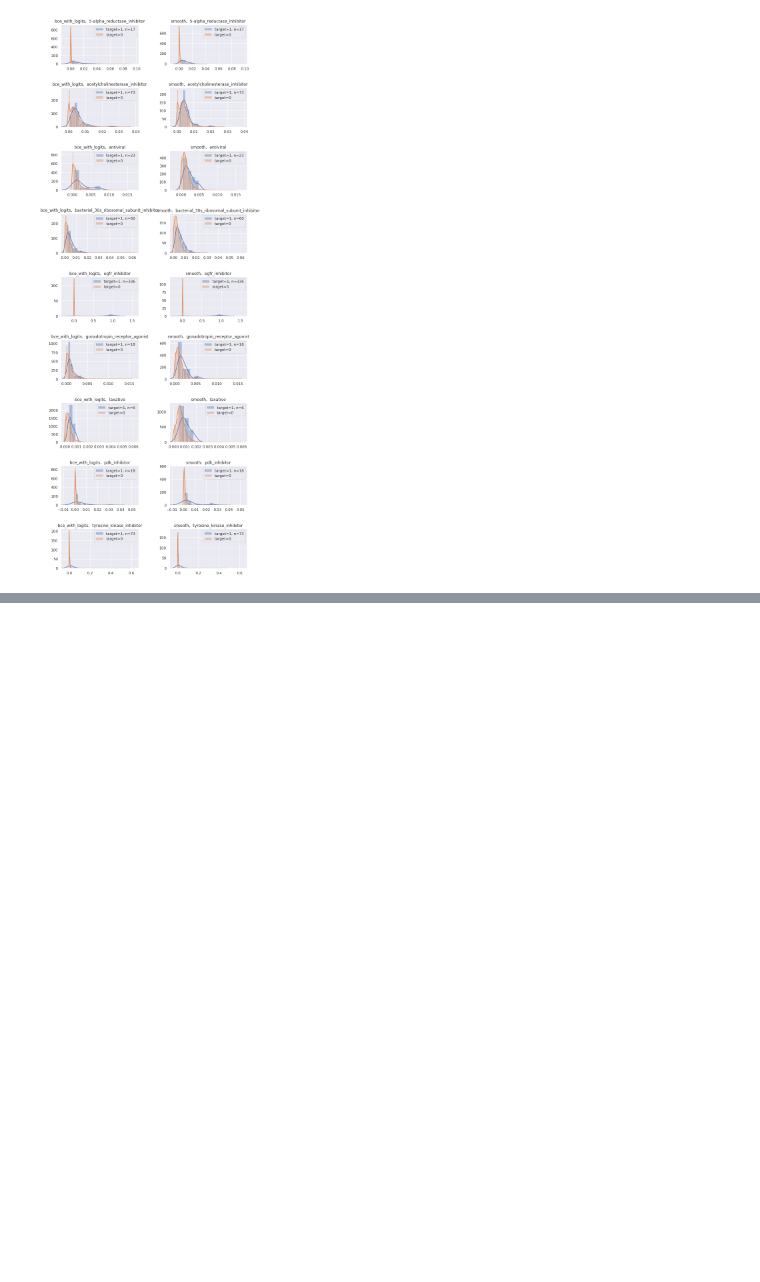
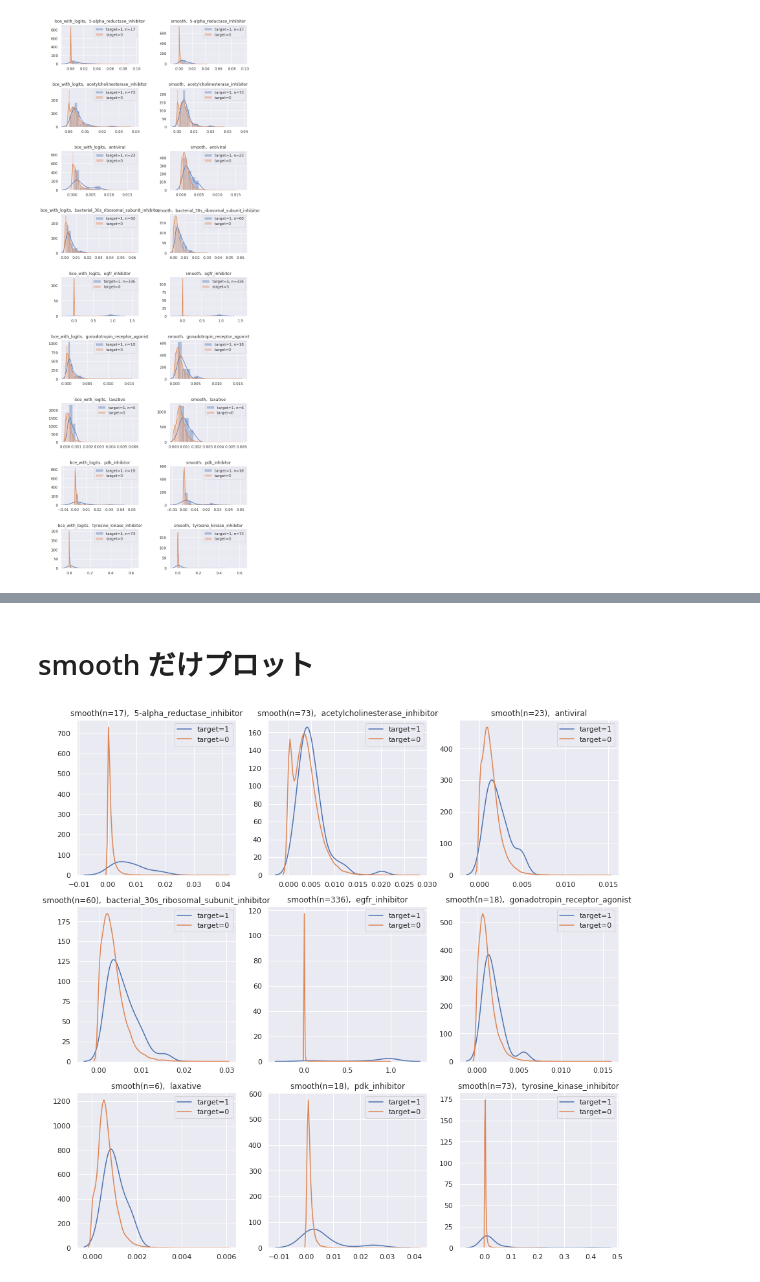
Before and after one commit to fkubota/kaggle-Mechanisms-of-Action-MoA-Prediction, a Jupyter notebook: nb/014_analysis_label_smoothing.ipynb, the cells around one changed output, grey strips where cells are left out. Cells and saved outputs as stored; diff of their text form; code cells hidden in the pictures; blank space fills up the shorter version.

```diff
--- a/nb/014_analysis_label_smoothing.ipynb
+++ b/nb/014_analysis_label_smoothing.ipynb
@@ -482,0 +480,15 @@ for i, idx in enumerate([0, 5, 30, 40, 80, 100, 120, 150, 200]):
+# %% [markdown]
+# smooth だけプロット
+# %%
+step = 1
+fig, axs = plt.subplots(3, 3, figsize=(15, 15))
+axs = axs.ravel()
+
+for i, idx in enumerate([0, 5, 30, 40, 80, 100, 120, 150, 200]):
+    mask_1 = targets[:, idx] == 1
+    sns.kdeplot(oof_bce_smooth_trt[:, idx][mask_1][::step], label=f'target=1', ax=axs[i])
+    sns.kdeplot(oof_bce_smooth_trt[:, idx][~mask_1][::step], label=f'target=0', ax=axs[i])
+    axs[i].set_title(f'smooth(n={n_list[idx]}),  {target_cols[idx]}')
+    axs[i].legend()
+# %% [output]
+[figure, added]
```
Also changed, not shown: parts of 10 cells of this notebook, 3 other files.
